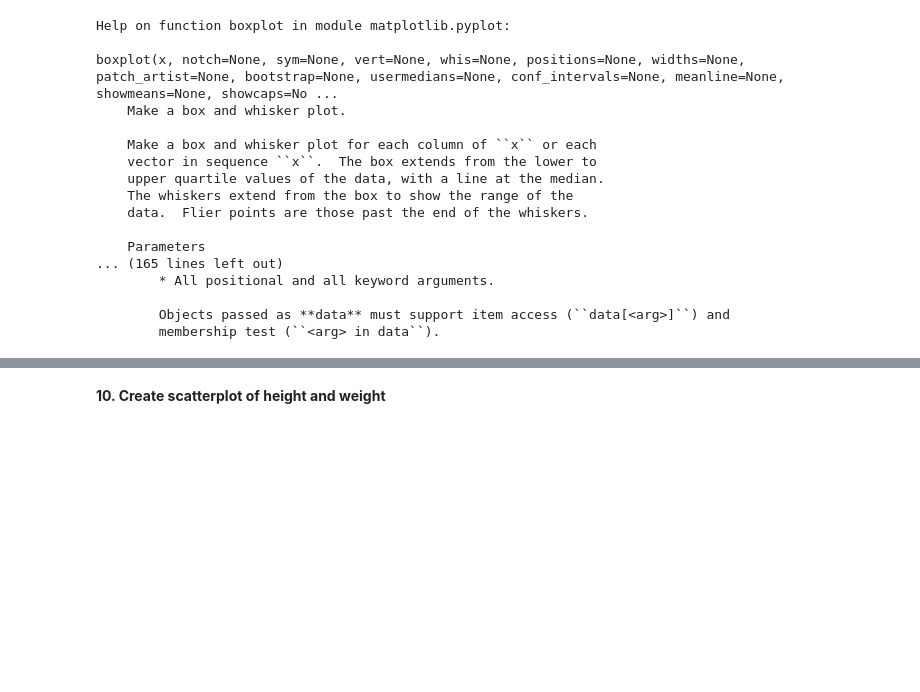
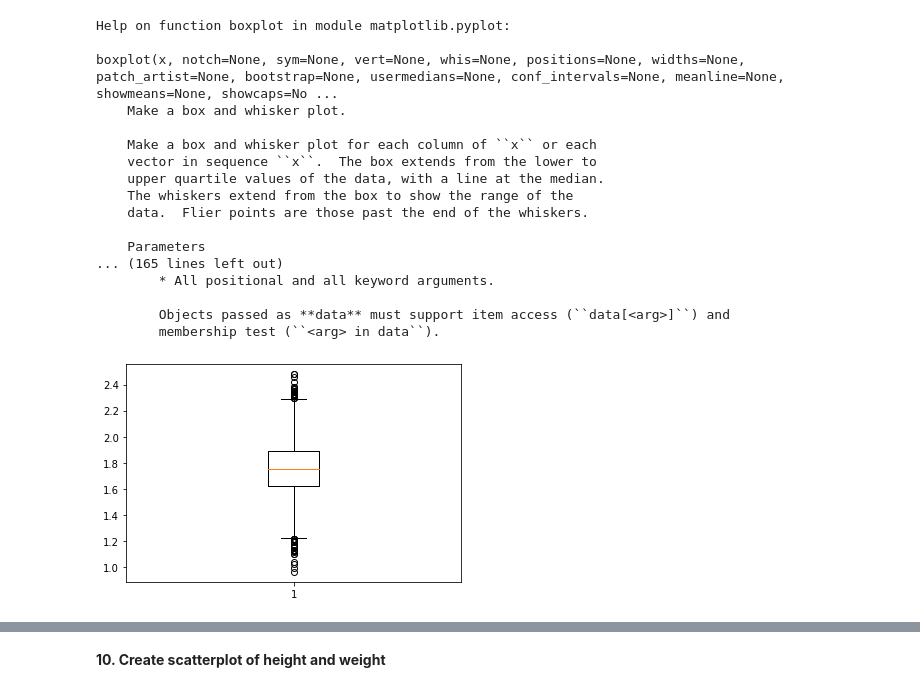
Before and after one commit to Zhouzhenjie09/IOD, a Jupyter notebook: 1_lab/Mob1_Lab/Lab 1.2.1 Numpy Lab.ipynb, the cells around one changed output, grey strips where cells are left out. Cells and saved outputs as stored; diff of their text form; code cells hidden in the pictures; blank space fills up the shorter version.

```diff
--- a/1_lab/Mob1_Lab/Lab 1.2.1 Numpy Lab.ipynb
+++ b/1_lab/Mob1_Lab/Lab 1.2.1 Numpy Lab.ipynb
@@ -256,3 +332,8 @@ boxplot(x, notch=None, sym=None, vert=None, whis=None, positions=None, widths=No
 
         Objects passed as **data** must support item access (``data[<arg>]``) and
         membership test (``<arg> in data``).
+# %%
+plt.boxplot(height)
+plt.show()
+# %% [output]
+[figure, added]
```
Also changed, not shown: parts of 26 cells of this notebook.
